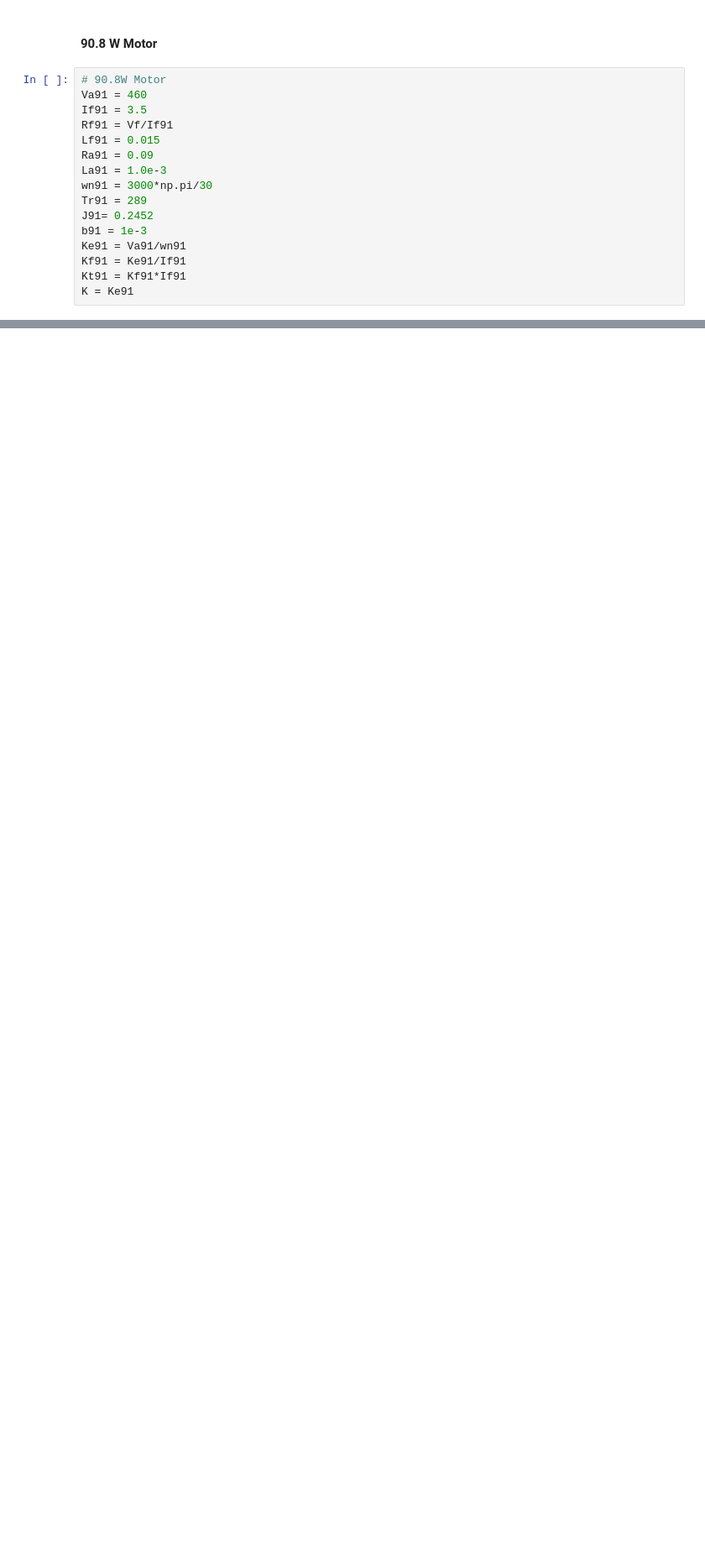
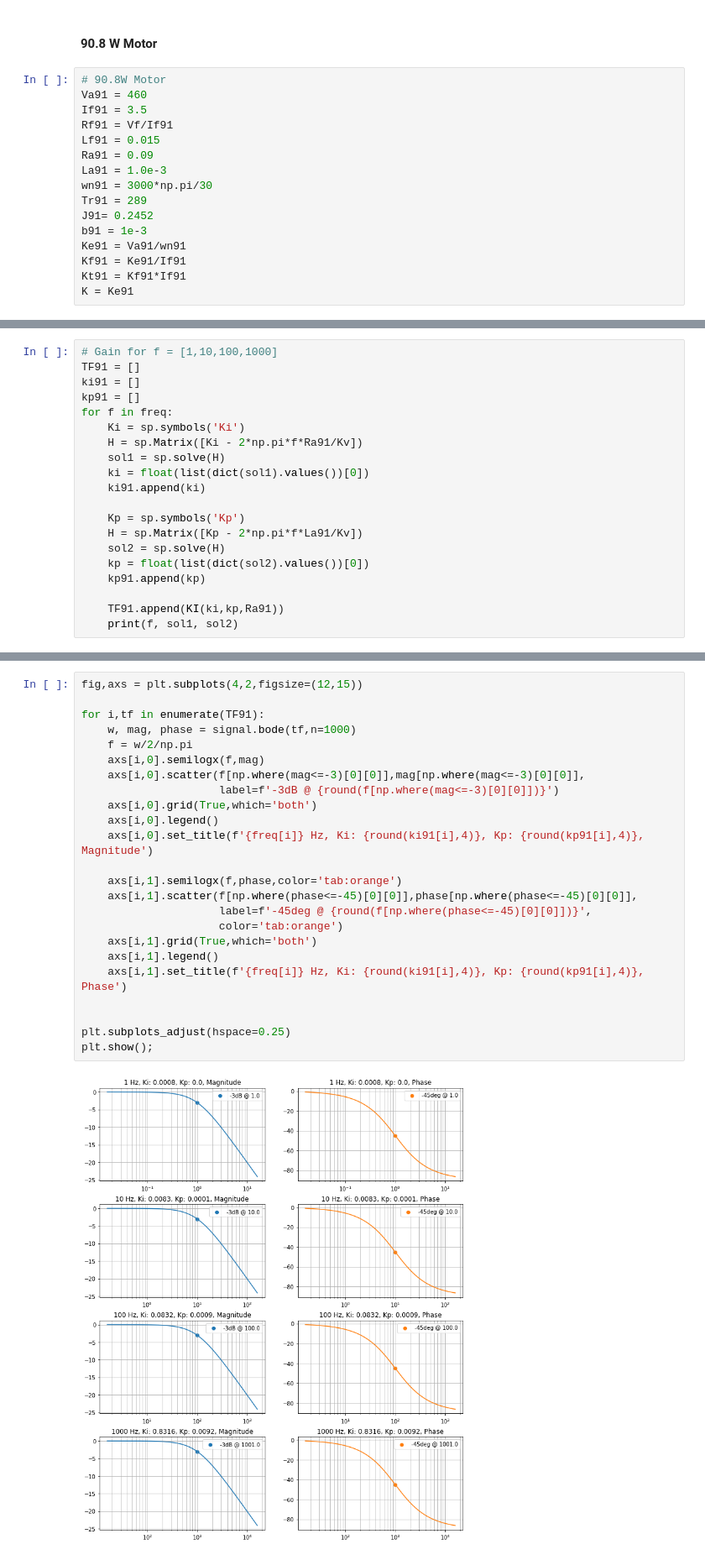
Before and after one commit to kegedy/UWEE560, a Jupyter notebook: hw/kevin/hw02/HW02_KevinEgedy.ipynb, the cells around one changed output, grey strips where cells are left out. Shown at 84% size. Saved outputs shown, nothing was run; the diff lists cells and outputs as text; blank space fills up the shorter version.

```diff
--- a/hw/kevin/hw02/HW02_KevinEgedy.ipynb
+++ b/hw/kevin/hw02/HW02_KevinEgedy.ipynb
@@ -512,0 +561,20 @@ sols
+# %%
+# Gain for f = [1,10,100,1000]
+TF91 = []
+ki91 = []
+kp91 = []
+for f in freq:
+    Ki = sp.symbols('Ki')
+    H = sp.Matrix([Ki - 2*np.pi*f*Ra91/Kv])
+    sol1 = sp.solve(H)
+    ki = float(list(dict(sol1).values())[0])
+    ki91.append(ki)
+
+    Kp = sp.symbols('Kp')
+    H = sp.Matrix([Kp - 2*np.pi*f*La91/Kv])
+    sol2 = sp.solve(H)
+    kp = float(list(dict(sol2).values())[0])
+    kp91.append(kp)
+
+    TF91.append(KI(ki,kp,Ra91))
+    print(f, sol1, sol2)
@@ -512,0 +586,26 @@ sols
+# %%
+fig,axs = plt.subplots(4,2,figsize=(12,15))
+
+for i,tf in enumerate(TF91):
+    w, mag, phase = signal.bode(tf,n=1000)
+    f = w/2/np.pi
+    axs[i,0].semilogx(f,mag)
+    axs[i,0].scatter(f[np.where(mag<=-3)[0][0]],mag[np.where(mag<=-3)[0][0]],
+                     label=f'-3dB @ {round(f[np.where(mag<=-3)[0][0]])}')
+    axs[i,0].grid(True,which='both')
+    axs[i,0].legend()
+    axs[i,0].set_title(f'{freq[i]} Hz, Ki: {round(ki91[i],4)}, Kp: {round(kp91[i],4)}, Magnitude')
+
+    axs[i,1].semilogx(f,phase,color='tab:orange')
+    axs[i,1].scatter(f[np.where(phase<=-45)[0][0]],phase[np.where(phase<=-45)[0][0]],
+                     label=f'-45deg @ {round(f[np.where(phase<=-45)[0][0]])}',
+                     color='tab:orange')
+    axs[i,1].grid(True,which='both')
+    axs[i,1].legend()
+    axs[i,1].set_title(f'{freq[i]} Hz, Ki: {round(ki91[i],4)}, Kp: {round(kp91[i],4)}, Phase')
+
+
+plt.subplots_adjust(hspace=0.25)
+plt.show();
+# %% [output]
+[figure, added]
```
Also changed, not shown: parts of 9 cells of this notebook.
